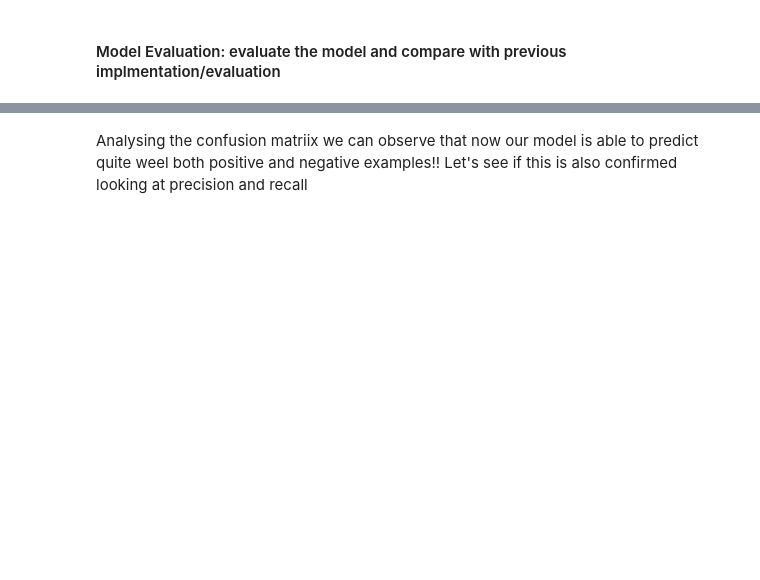
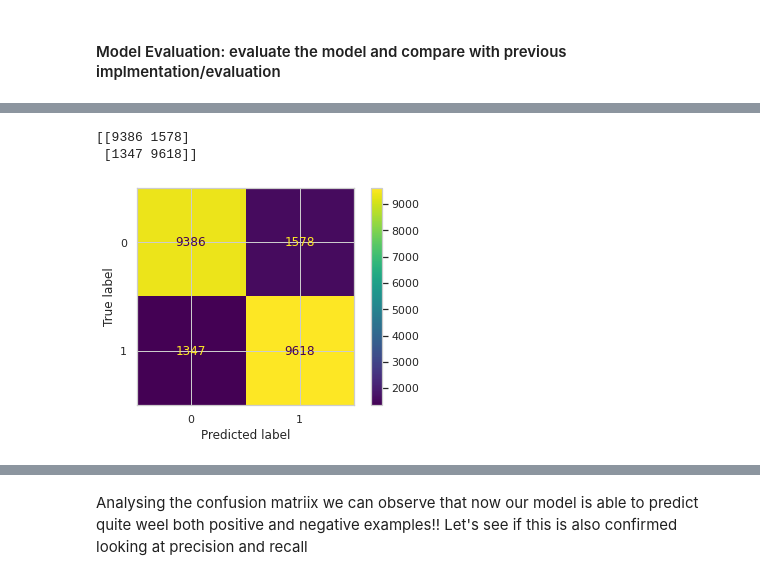
Before and after one commit to KhaldounN/Files-, a Jupyter notebook: Session_2/Session_2_Logistic_Regression_EXERCISE.ipynb, the cells around one changed output, grey strips where cells are left out. Drawn from its saved outputs; the diff is of its cells as text; code cells hidden in the pictures; blank space fills up the shorter version.

```diff
--- a/Session_2/Session_2_Logistic_Regression_EXERCISE.ipynb
+++ b/Session_2/Session_2_Logistic_Regression_EXERCISE.ipynb
@@ -441,15 +460,18 @@ They are prefectly distributed!!
 ##### Implement the model
 # %%
 # Prepare thedata qith the oversampled dataset
-X = # Put your code here
-y = # Put your code here
+
+os_data_X,os_data_y= os.fit_resample(X, y)
+X = os_data_X
+y = os_data_y
 
 # Create training and test
-X_train, X_test, y_train, y_test = # Put your code here
+X_train, X_test, y_train, y_test = train_test_split(X, y, test_size=0.3, random_state=0)
 
 # Create an instance of the logistic regression model
-logreg = # Put your code here
+logreg = LogisticRegression()
+
 
 #Fit the model
-logreg.# Put your code here
+logreg.fit(X,y)
 # %% [output]
@@ -462,7 +491,7 @@ LogisticRegression(C=1.0, class_weight=None, dual=False, fit_intercept=True,
 #### Model Evaluation: evaluate the model and compare with previous implmentation/evaluation
 # %%
 #Compute predictions
-y_pred = # Put your code here
+y_pred = logreg.predict(X_test)
 
 # score returns the mean accuracy on the given test data and labels.
 print('Accuracy of logistic regression classifier on test set: {:.2f}'.format(logreg.score(X_test, y_test)))
@@ -478,0 +500,8 @@ The total accuracy decreases. Is our model obtaining poorer results? Have a deep
+# %%
+print(confusion_matrix(y_test, y_pred))
+plot_confusion_matrix(logreg, X_test, y_test , include_values=True , values_format='2g')
+plt.show()
+# %% [output]
+[[9386 1578]
+ [1347 9618]]
+[figure, added]
```
Also changed, not shown: parts of 13 cells of this notebook.
